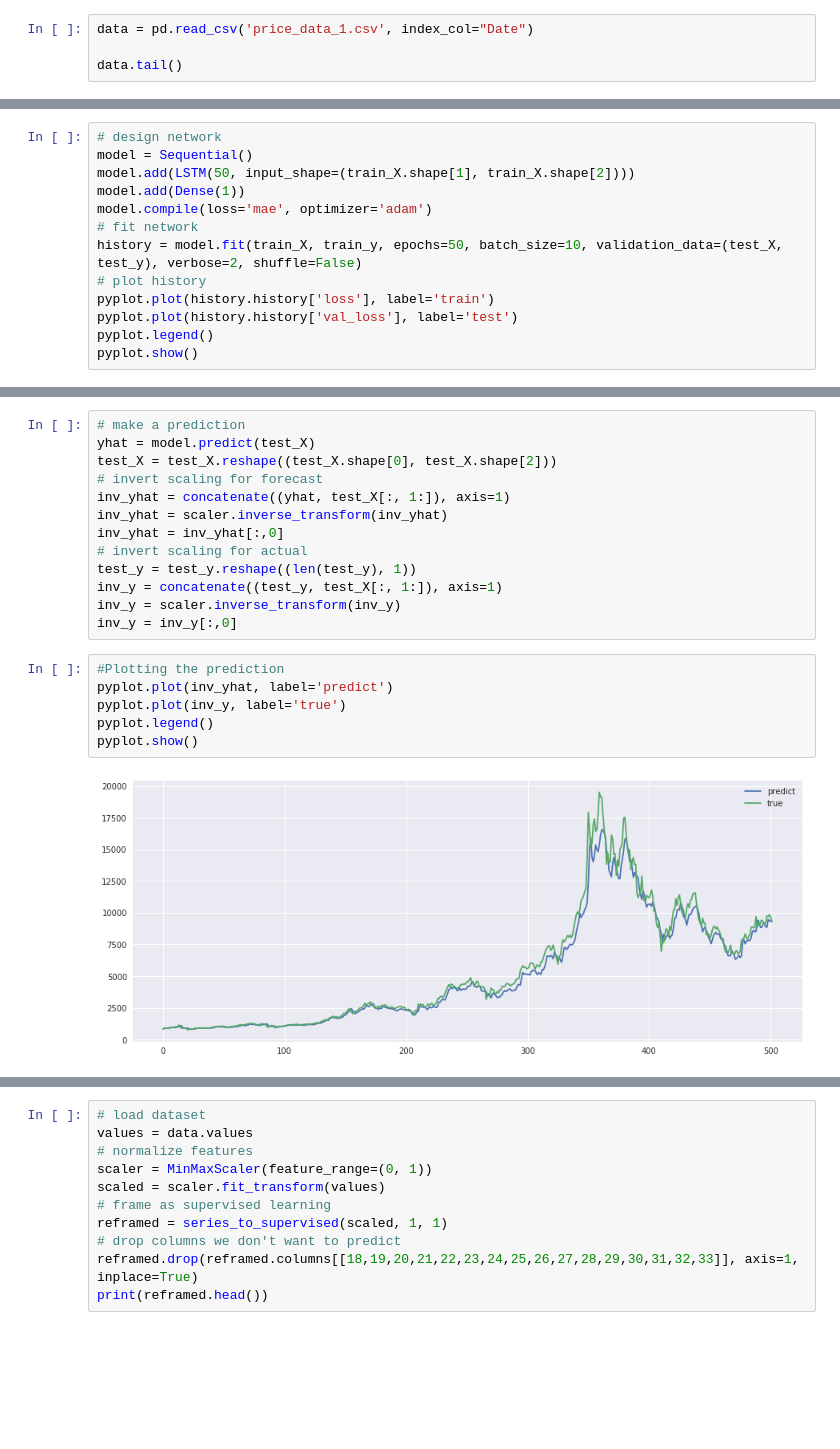
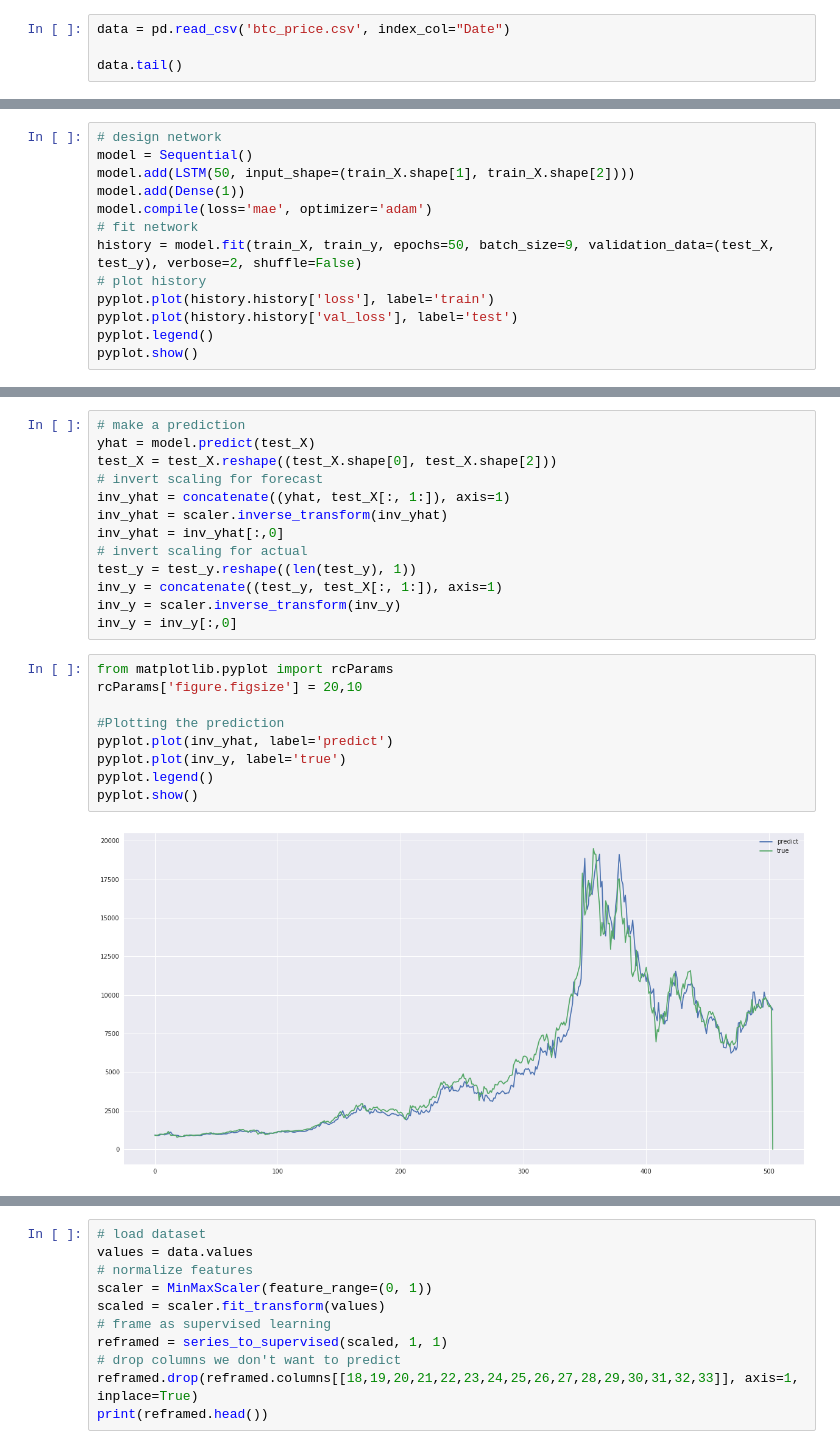
Before and after one commit to TrungAnh1812/essay, a Jupyter notebook: Untitled.ipynb, the cells around one changed output, grey strips where cells are left out. Cells and saved outputs as stored; diff of their text form; blank space fills up the shorter version.

```diff
--- a/Untitled.ipynb
+++ b/Untitled.ipynb
@@ -27,7 +27,7 @@ from statsmodels.tsa.arima_model import ARIMA
 # %% [output]
 Using TensorFlow backend.
 # %%
-data = pd.read_csv('price_data_1.csv', index_col="Date")
+data = pd.read_csv('btc_price.csv', index_col="Date")
 
 data.tail()
 # %% [output]
@@ -144,7 +144,7 @@ model.add(LSTM(50, input_shape=(train_X.shape[1], train_X.shape[2])))
 model.add(Dense(1))
 model.compile(loss='mae', optimizer='adam')
 # fit network
-history = model.fit(train_X, train_y, epochs=50, batch_size=10, validation_data=(test_X, test_y), verbose=2, shuffle=False)
+history = model.fit(train_X, train_y, epochs=50, batch_size=9, validation_data=(test_X, test_y), verbose=2, shuffle=False)
 # plot history
 pyplot.plot(history.history['loss'], label='train')
 pyplot.plot(history.history['val_loss'], label='test')
@@ -183,13 +183,16 @@ inv_y = concatenate((test_y, test_X[:, 1:]), axis=1)
 inv_y = scaler.inverse_transform(inv_y)
 inv_y = inv_y[:,0]
 # %%
+from matplotlib.pyplot import rcParams
+rcParams['figure.figsize'] = 20,10
+
 #Plotting the prediction
 pyplot.plot(inv_yhat, label='predict')
 pyplot.plot(inv_y, label='true')
 pyplot.legend()
 pyplot.show()
 # %% [output]
-[figure, old version]
+[figure, new version]
 # %%
 # calculate RMSE
 rmse = sqrt(mean_squared_error(inv_y, inv_yhat))
```
Also changed, not shown: parts of 10 cells of this notebook, 1 other file.
